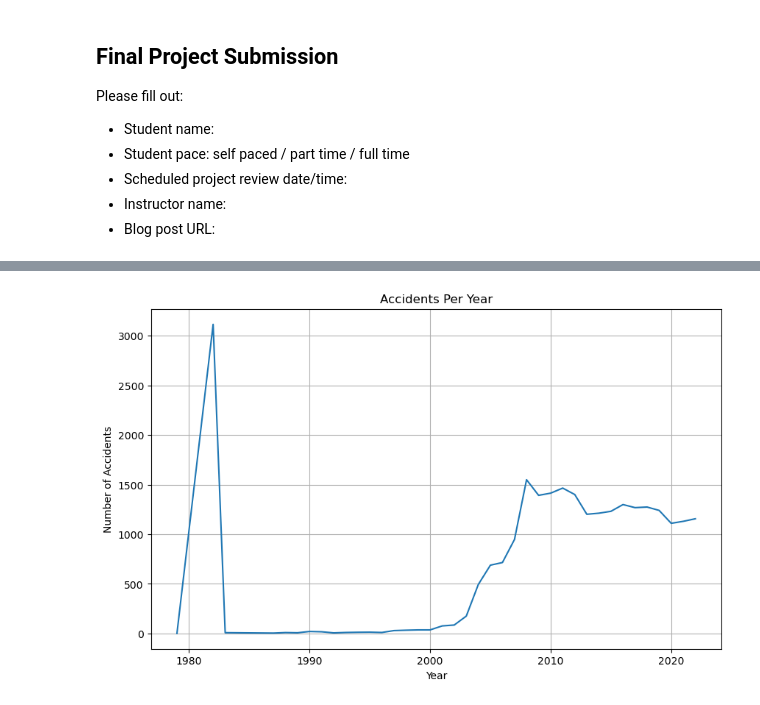
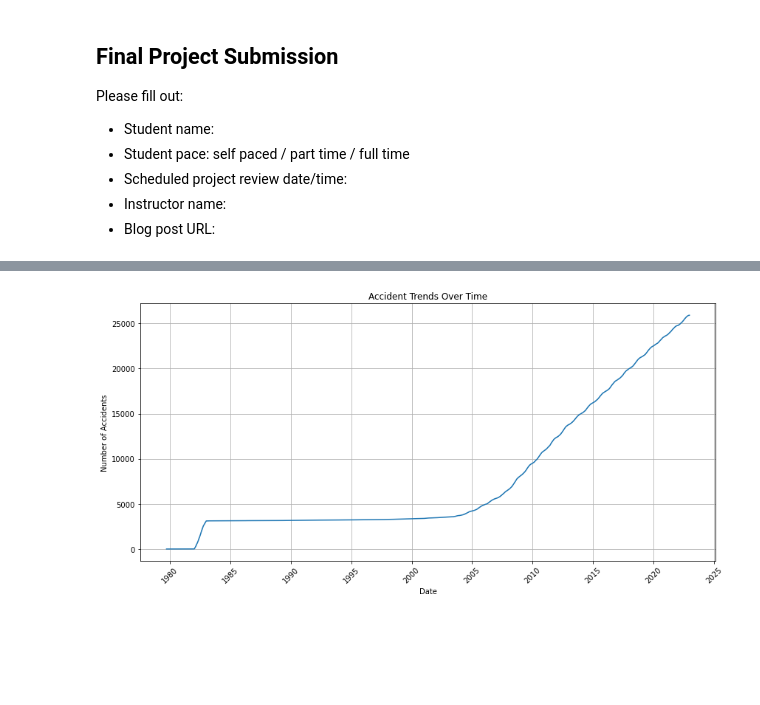
Before and after one commit to Tatianaceline/dsc-phase-1-project-v3, a Jupyter notebook: Tatiana Celine Phase 1 Project.ipynb, the cells around one changed output, grey strips where cells are left out. Drawn from its saved outputs; the diff is of its cells as text; code cells hidden in the pictures; blank space fills up the shorter version.

```diff
--- a/Tatiana Celine Phase 1 Project.ipynb
+++ b/Tatiana Celine Phase 1 Project.ipynb
@@ -349,0 +192,3 @@ df.to_csv('C:\Docs\Flatirons\Cleaned_Aviation_Data.csv', index = False)
+# %%
+# Drop rows with missing values in the 'Event.Date' column
+df.dropna(subset=['Event.Date'], inplace=True)
@@ -349,0 +306,3 @@ df.to_csv('C:\Docs\Flatirons\Cleaned_Aviation_Data.csv', index = False)
+# %%
+# Dropping rows where 'Aircraft.damage' has missing values
+df.dropna(subset = ['Aircraft.damage'], inplace = True)
@@ -353,11 +554,13 @@ import seaborn as sns
 # %%
-# Accident trends over time
-plt.figure(figsize=(10, 6))
-accidents_per_year.plot(kind='line')
-plt.title('Accidents Per Year')
-plt.xlabel('Year')
+# Plotting accident trends over time
+plt.figure(figsize=(12, 6))
+sns.lineplot(x='Event.Date', y=df.index, data=df)
+plt.title('Accident Trends Over Time')
+plt.xlabel('Date')
 plt.ylabel('Number of Accidents')
-plt.grid(True)
+plt.xticks(rotation=45)
+plt.grid(True)67
+plt.tight_layout()
 plt.show()
 # %% [output]
-[figure, old version]
+[figure, new version]
```
Also changed, not shown: parts of 105 cells of this notebook.
